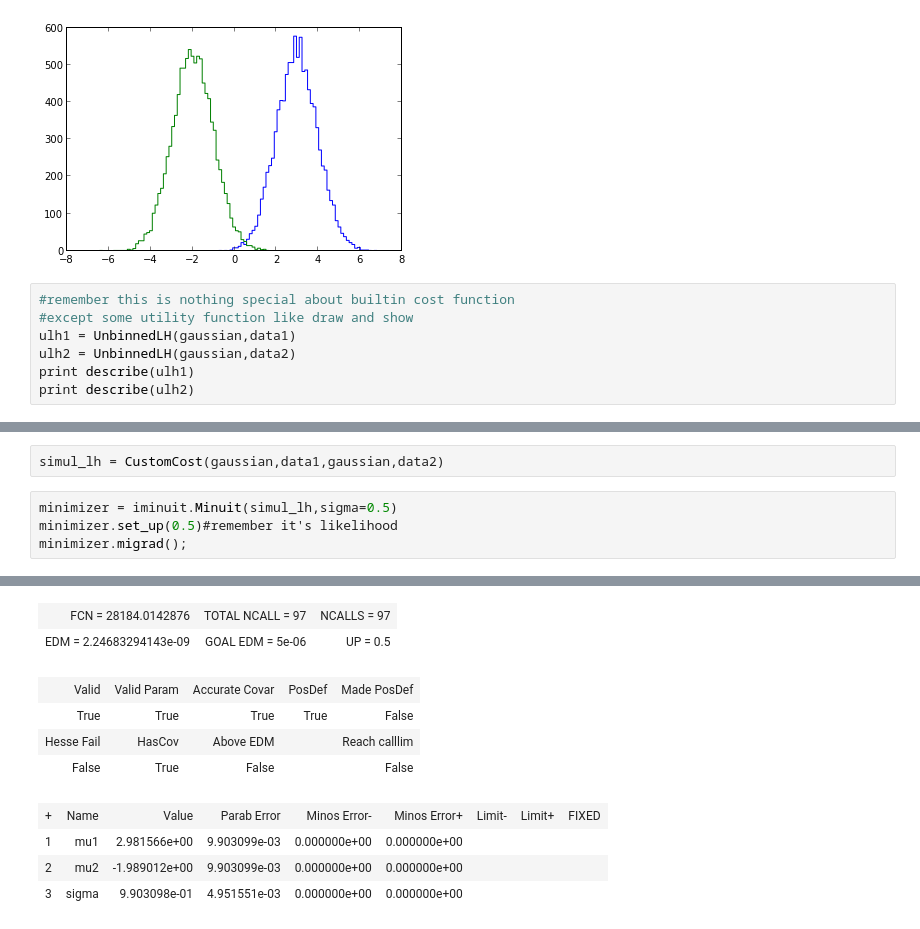
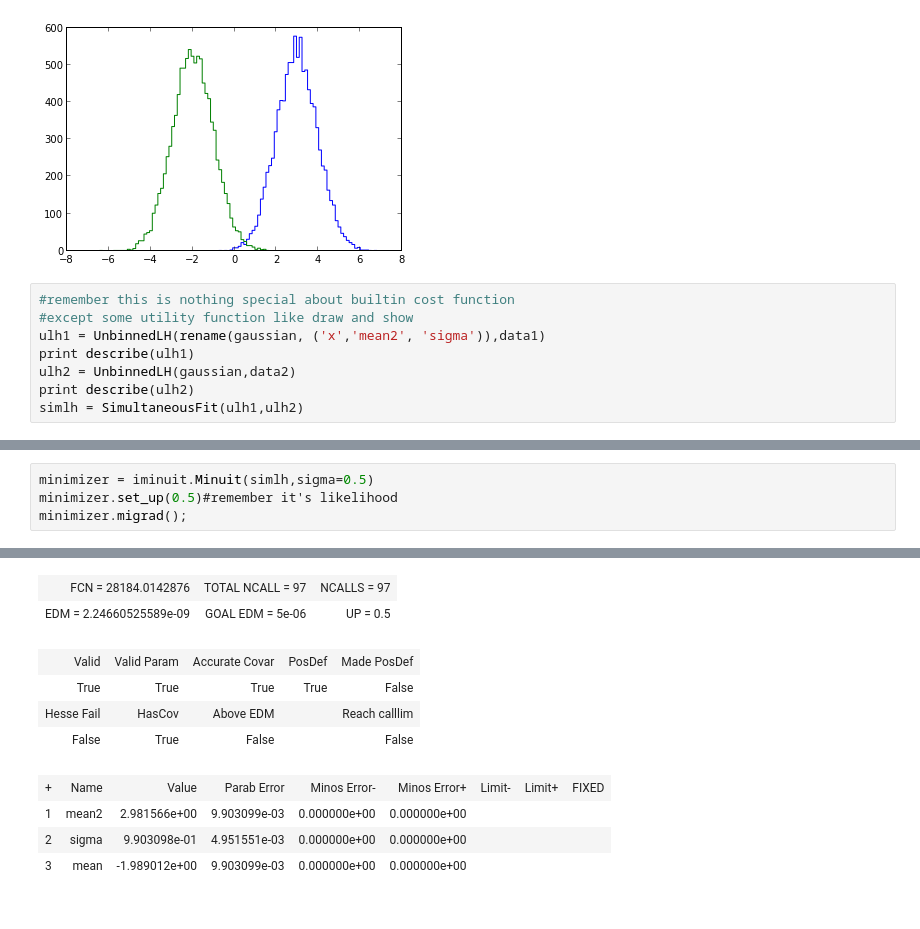
Before and after one commit to scikit-hep/probfit, a Jupyter notebook: tutorial/tutorial.ipynb, the cells around one changed output, grey strips where cells are left out. Drawn from its saved outputs; the diff is of its cells as text.

```diff
--- a/tutorial/tutorial.ipynb
+++ b/tutorial/tutorial.ipynb
@@ -719,8 +723,9 @@ hist([data1,data2],bins=100,histtype='step',label=['data1','data2']);
 # %%
 #remember this is nothing special about builtin cost function
 #except some utility function like draw and show
-ulh1 = UnbinnedLH(gaussian,data1)
+ulh1 = UnbinnedLH(rename(gaussian, ('x','mean2', 'sigma')),data1)
+print describe(ulh1)
 ulh2 = UnbinnedLH(gaussian,data2)
-print describe(ulh1)
 print describe(ulh2)
+simlh = SimultaneousFit(ulh1,ulh2)
 # %% [output]
@@ -739,21 +734,19 @@ class CustomCost:
-# %%
-simul_lh = CustomCost(gaussian,data1,gaussian,data2)
 # %%
-minimizer = iminuit.Minuit(simul_lh,sigma=0.5)
+minimizer = iminuit.Minuit(simlh,sigma=0.5)
 minimizer.set_up(0.5)#remember it's likelihood
 minimizer.migrad();
 # %% [output]
 [interactive output not drawn]
 | FCN = 28184.0142876 | TOTAL NCALL = 97 | NCALLS = 97 |
-| EDM = 2.24683294143e-09 | GOAL EDM = 5e-06 | UP = 0.5 |
+| EDM = 2.24660525589e-09 | GOAL EDM = 5e-06 | UP = 0.5 |
 | Valid | Valid Param | Accurate Covar | PosDef | Made PosDef |
 | True | True | True | True | False |
 | Hesse Fail | HasCov | Above EDM |  | Reach calllim |
 | False | True | False |  | False |
 | + | Name | Value | Parab Error | Minos Error- | Minos Error+ | Limit- | Limit+ | FIXED |
-| 1 | mu1 | 2.981566e+00 | 9.903099e-03 | 0.000000e+00 | 0.000000e+00 |  |  |  |
-| 2 | mu2 | -1.989012e+00 | 9.903099e-03 | 0.000000e+00 | 0.000000e+00 |  |  |  |
-| 3 | sigma | 9.903098e-01 | 4.951551e-03 | 0.000000e+00 | 0.000000e+00 |  |  |  |
+| 1 | mean2 | 2.981566e+00 | 9.903099e-03 | 0.000000e+00 | 0.000000e+00 |  |  |  |
+| 2 | sigma | 9.903098e-01 | 4.951551e-03 | 0.000000e+00 | 0.000000e+00 |  |  |  |
+| 3 | mean | -1.989012e+00 | 9.903099e-03 | 0.000000e+00 | 0.000000e+00 |  |  |  |
 [interactive output not drawn]
 # %%
 minimizer.print_fmin()
```
Also changed, not shown: parts of 35 cells of this notebook, 8 other files.
